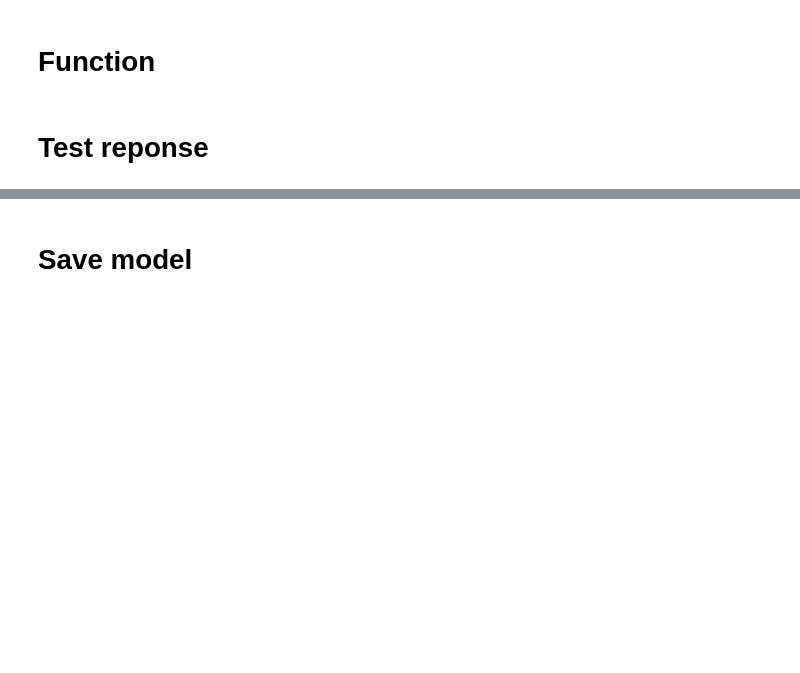
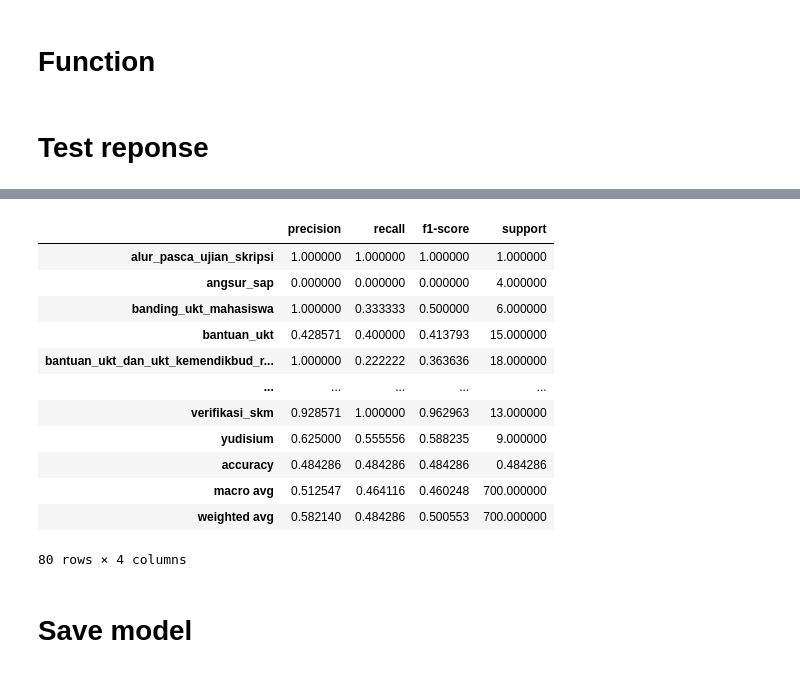
Before and after one commit to AndiAlifs/Halofilkom_dump, a Jupyter notebook: Chatbot_seFilkom.ipynb, the cells around one changed output, grey strips where cells are left out. Drawn from its saved outputs; the diff is of its cells as text; code cells hidden in the pictures; blank space fills up the shorter version.

```diff
--- a/Chatbot_seFilkom.ipynb
+++ b/Chatbot_seFilkom.ipynb
@@ -374,14 +588,8 @@ def kesamaan(content_a, content_b):
 # %%
 from Sastrawi.Stemmer.StemmerFactory import StemmerFactory
 
-def stem_text(text):
-    # sastrawi stemmer
-    factory = StemmerFactory()
-    stemmer = factory.create_stemmer()
-    return stemmer.stem(text)
-
-
 def clean_text(text):
+    text = cleanText(text)
     tokens = nltk.word_tokenize(text)
     tokens = [word for word in tokens]
     return tokens
@@ -392,8 +600,11 @@ def bag_of_words(text, vocab):
     bow = [0] * len(vocab)
     for w in tokens:
         for idx, word in enumerate(vocab):
-            if kesamaan(word,w) > 0.90:
-                print(word,'<=>',w,kesamaan(word,w))
+            # if kesamaan(word,w) > 0.90:
+            #     print(word,'<=>',w,kesamaan(word,w))
+            #     bow[idx] = 1
+            if word == w:
+                # print(word)
                 bow[idx] = 1
     return np.array(bow)
 
@@ -401,13 +612,13 @@ def bag_of_words(text, vocab):
 def pred_class(text, vocab, labels):
     bow = bag_of_words(text, vocab)
     result = model.predict(np.array([bow]))[0]
-    print(bow)
+    # print(bow)
     # melakukan iterasi dari seluruh kemungkinan kelas
     thresh = 0.5
     y_pred = [[idx, res] for idx, res in enumerate(result) if res > thresh]
 
     y_pred.sort(key=lambda x: x[1], reverse=True)
-    print(y_pred)
+    # print(y_pred)
     return_list = []
 
     for r in y_pred:
@@ -472,0 +686,2 @@ tanggal <=> gagal 0.9045340337332909
+# %%
+df_latih_sample = pd.read_csv('data_latih_bisakeknya_augmented.csv').drop(columns=['patterns'])
@@ -472,0 +704,7 @@ tanggal <=> gagal 0.9045340337332909
+# %%
+df_latih_sample['text'] = df_latih_sample['text'].apply(str)
+df_latih_sample['text'] = df_latih_sample['text'].apply(lambda x: cleanText(x))
+df_latih_sample['text'] = df_latih_sample['text'].apply(lambda x: stemSentence(x))
+df_latih_sample['text'] = df_latih_sample['text'].apply(lambda x: removeStopwords(x))
+df_latih_sample['text'] = df_latih_sample['text'].apply(lambda x: removeNonWords(x))
+df_latih_sample.head()
@@ -473,3 +718,29 @@ tanggal <=> gagal 0.9045340337332909
+# %%
+actual_kelas = []
+predicted_kelas = []
+
+for i in range(len(df_latih_sample)):
+    text = df_latih_sample.iloc[i]['text']
+    actual_kelas += [df_latih_sample.iloc[i]['classes']]
+    predicted_kelas += [pred_class(text, words, classes)[0]]
+# %%
+df_report = classification_report(actual_kelas, predicted_kelas, output_dict=True)
+df_report = pd.DataFrame(df_report).transpose()
+df_report
+# %% [output]
+|  | precision | recall | f1-score | support |
+| alur_pasca_ujian_skripsi | 1.000000 | 1.000000 | 1.000000 | 1.000000 |
+| angsur_sap | 0.000000 | 0.000000 | 0.000000 | 4.000000 |
+| banding_ukt_mahasiswa | 1.000000 | 0.333333 | 0.500000 | 6.000000 |
+| bantuan_ukt | 0.428571 | 0.400000 | 0.413793 | 15.000000 |
+| bantuan_ukt_dan_ukt_kemendikbud_r... | 1.000000 | 0.222222 | 0.363636 | 18.000000 |
+| ... | ... | ... | ... | ... |
+| verifikasi_skm | 0.928571 | 1.000000 | 0.962963 | 13.000000 |
+| yudisium | 0.625000 | 0.555556 | 0.588235 | 9.000000 |
+| accuracy | 0.484286 | 0.484286 | 0.484286 | 0.484286 |
+| macro avg | 0.512547 | 0.464116 | 0.460248 | 700.000000 |
+| weighted avg | 0.582140 | 0.484286 | 0.500553 | 700.000000 |
+80 rows × 4 columns
 # %% [markdown]
 # Save model
 # %%
```
Also changed, not shown: parts of 43 cells of this notebook, 6 other files.
